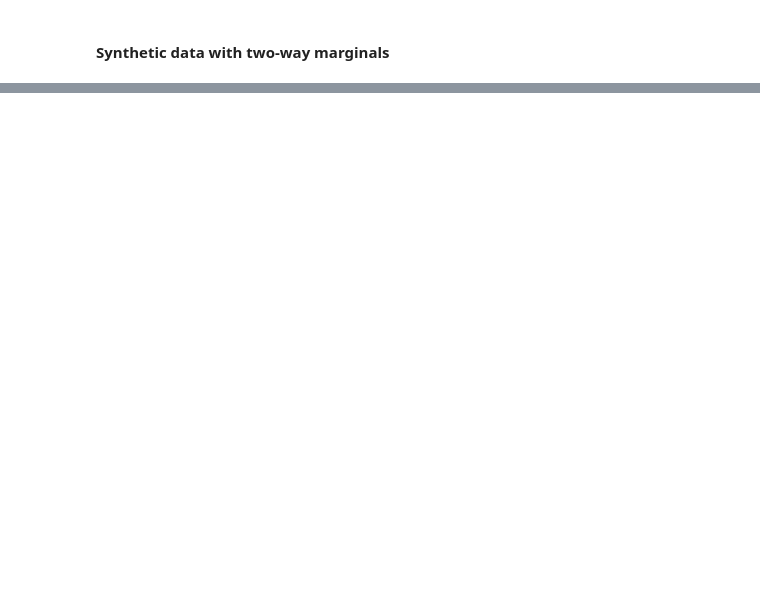
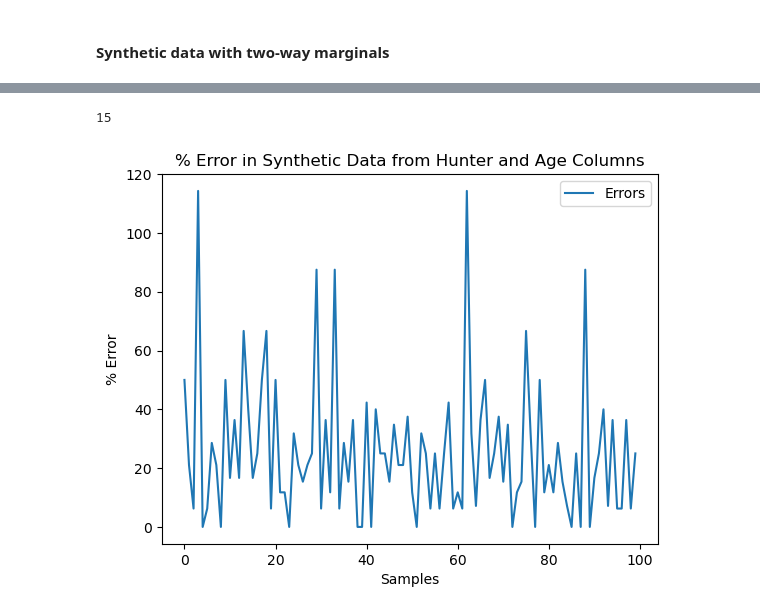
Before and after one commit to jbennett979/Data_Privacy_FP, a Jupyter notebook: Synthetic_Data.ipynb, the cells around one changed output, grey strips where cells are left out. Saved outputs shown, nothing was run; the diff lists cells and outputs as text; code cells hidden in the pictures; blank space fills up the shorter version.

```diff
--- a/Synthetic_Data.ipynb
+++ b/Synthetic_Data.ipynb
@@ -240,0 +256,16 @@ assert synth_hunt >= 5 and synth_hunt <= 25
+# %%
+errors = []
+for i in range(100):
+    synth = dp_synthetic_data_two_marginal('Age', 'Hunter', 160, 1.0)
+    errors.append(pct_error(len(synth[synth['Hunter'] == 1]), len(bear[bear['Hunter'] == 1])))
+
+
+plt.plot(errors, label='Errors')
+plt.legend()
+plt.xlabel('Samples')
+plt.ylabel('% Error')
+plt.title('% Error in Synthetic Data from Hunter and Age Columns')
+len(bear[bear['Hunter'] == 1])
+# %% [output]
+15
+[figure, added]
```
Also changed, not shown: parts of 10 cells of this notebook.
